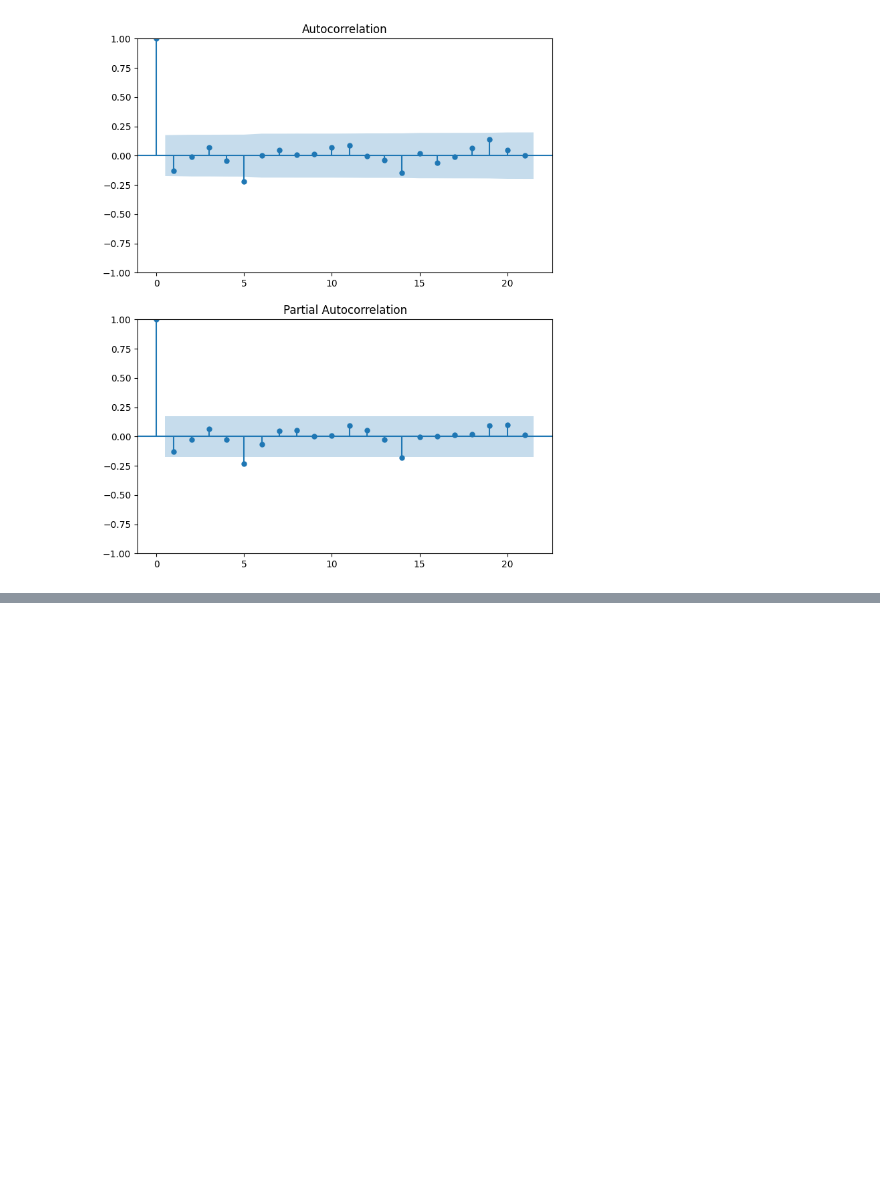
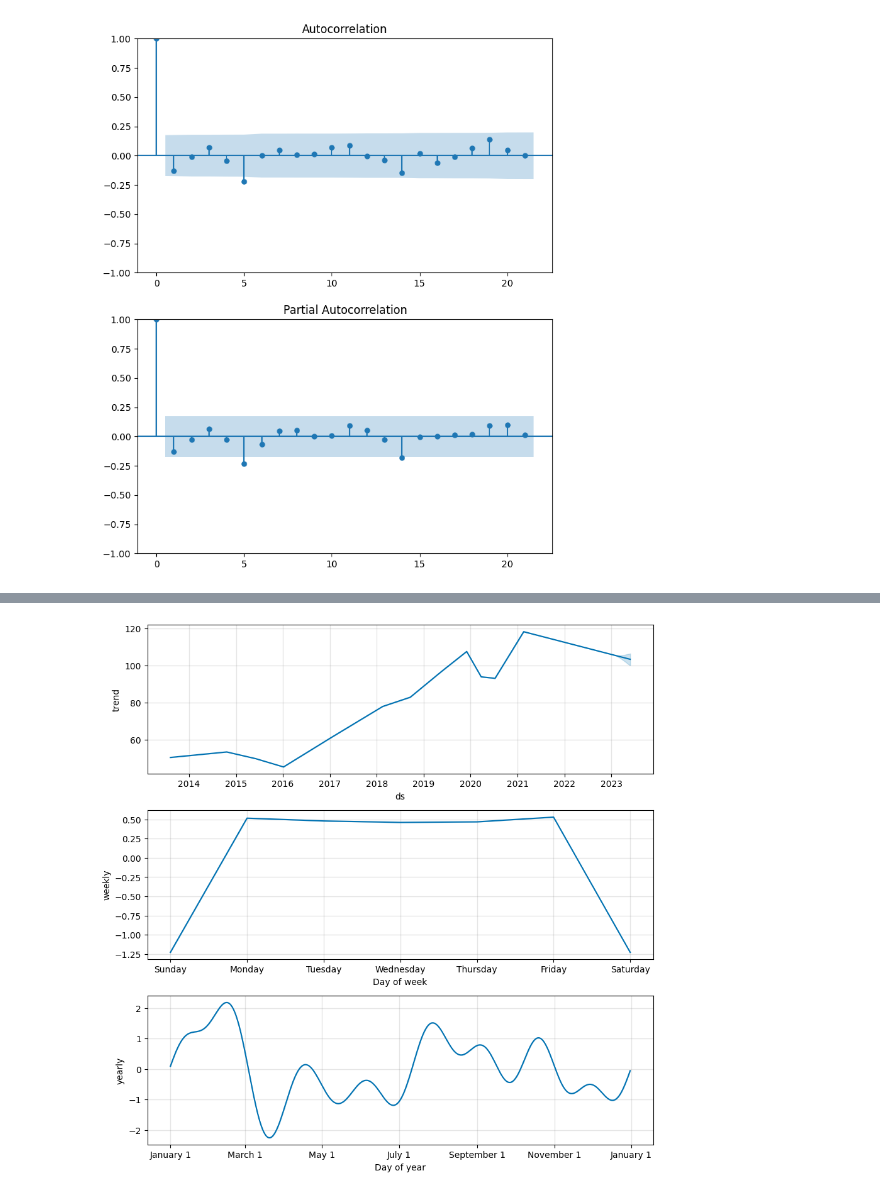
Before and after one commit to jorgeplatero/postech_techchallenge_fase_2, a Jupyter notebook: notebook.ipynb, the cells around one changed output, grey strips where cells are left out. Cells and saved outputs as stored; diff of their text form; code cells hidden in the pictures; blank space fills up the shorter version.

```diff
--- a/notebook.ipynb
+++ b/notebook.ipynb
@@ -618,0 +732,5 @@ plt.show()
+# %%
+fig2 = m.plot_components(forecast)
+fig2.show()
+# %% [output]
+[figure, added]
```
Also changed, not shown: parts of 31 cells of this notebook.
